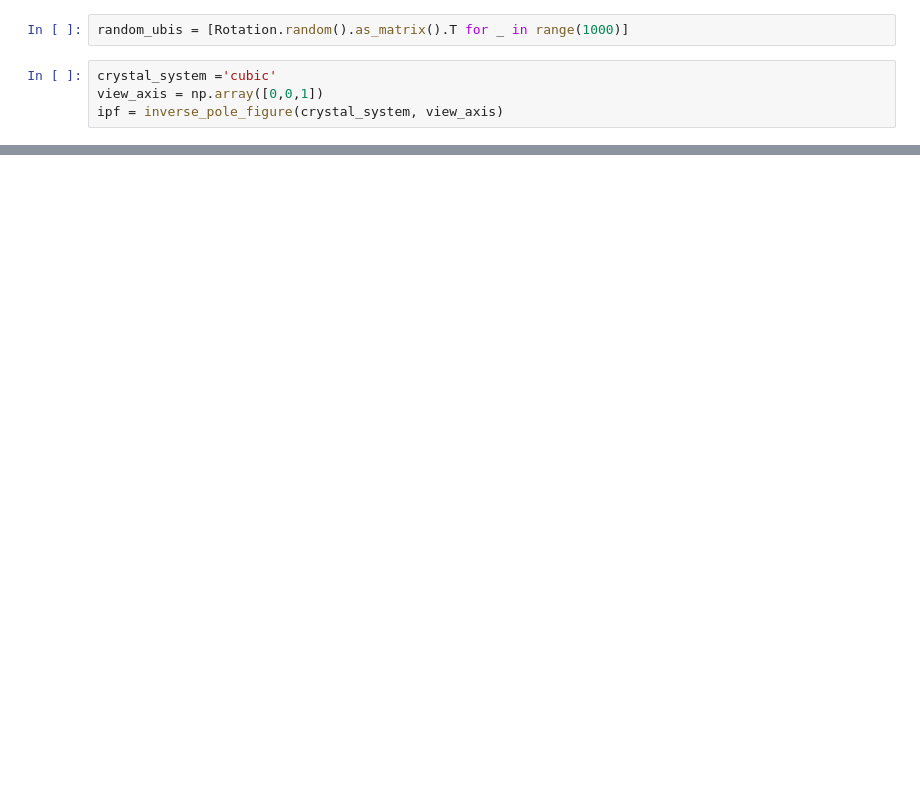
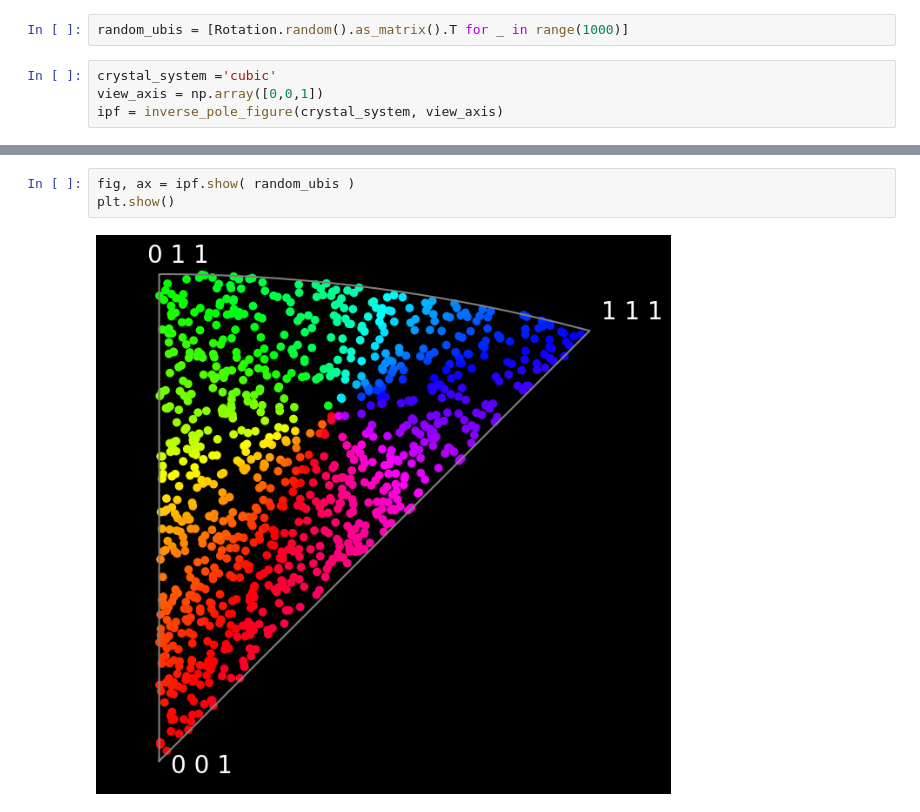
Before and after one commit to AxelHenningsson/ipf, a Jupyter notebook: demo/make_an_inverse_pole_figure.ipynb, the cells around one changed output, grey strips where cells are left out. Drawn from its saved outputs; the diff is of its cells as text; blank space fills up the shorter version.

```diff
--- a/demo/make_an_inverse_pole_figure.ipynb
+++ b/demo/make_an_inverse_pole_figure.ipynb
@@ -16,0 +14,5 @@ ipf.show( random_orientations )
+# %%
+fig, ax = ipf.show( random_ubis )
+plt.show()
+# %% [output]
+[figure, added]
```
Also changed, not shown: parts of 3 cells of this notebook, 1 other file.
